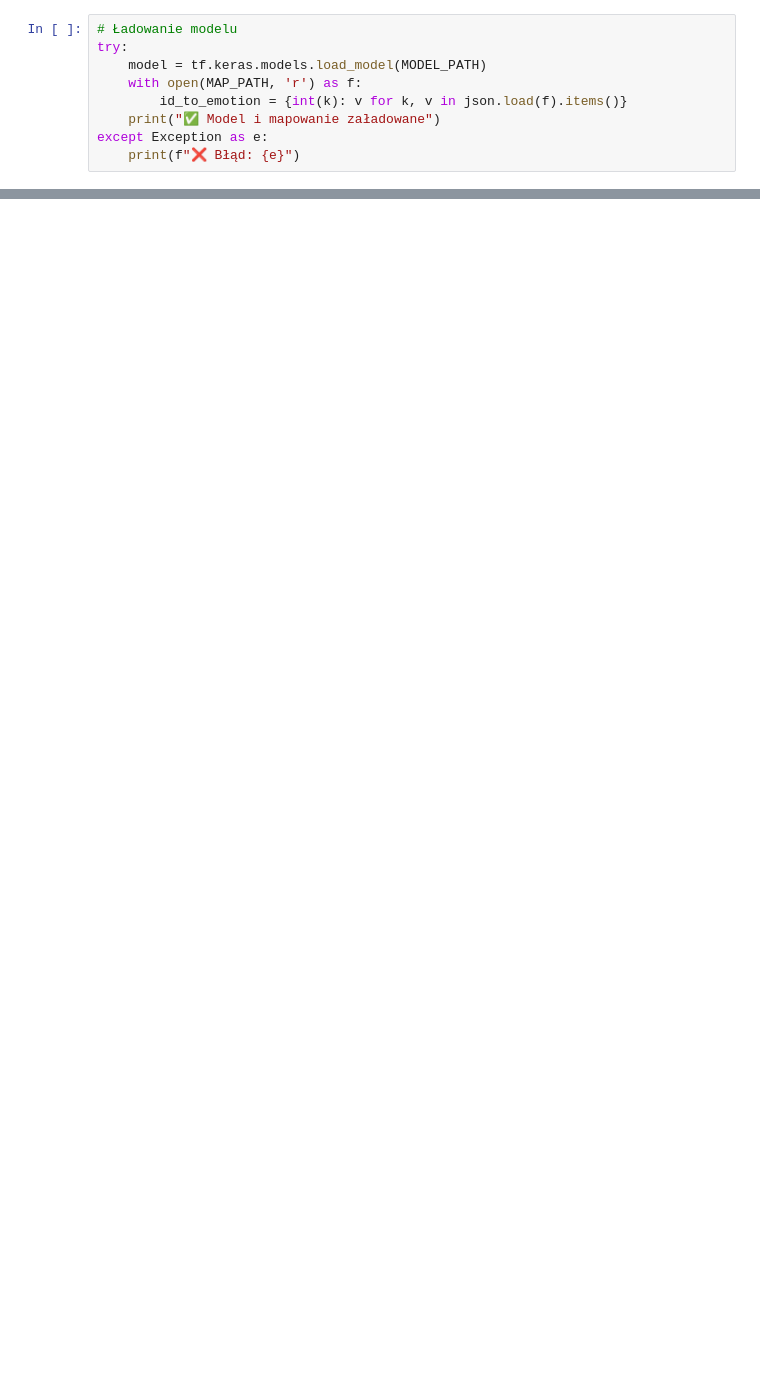
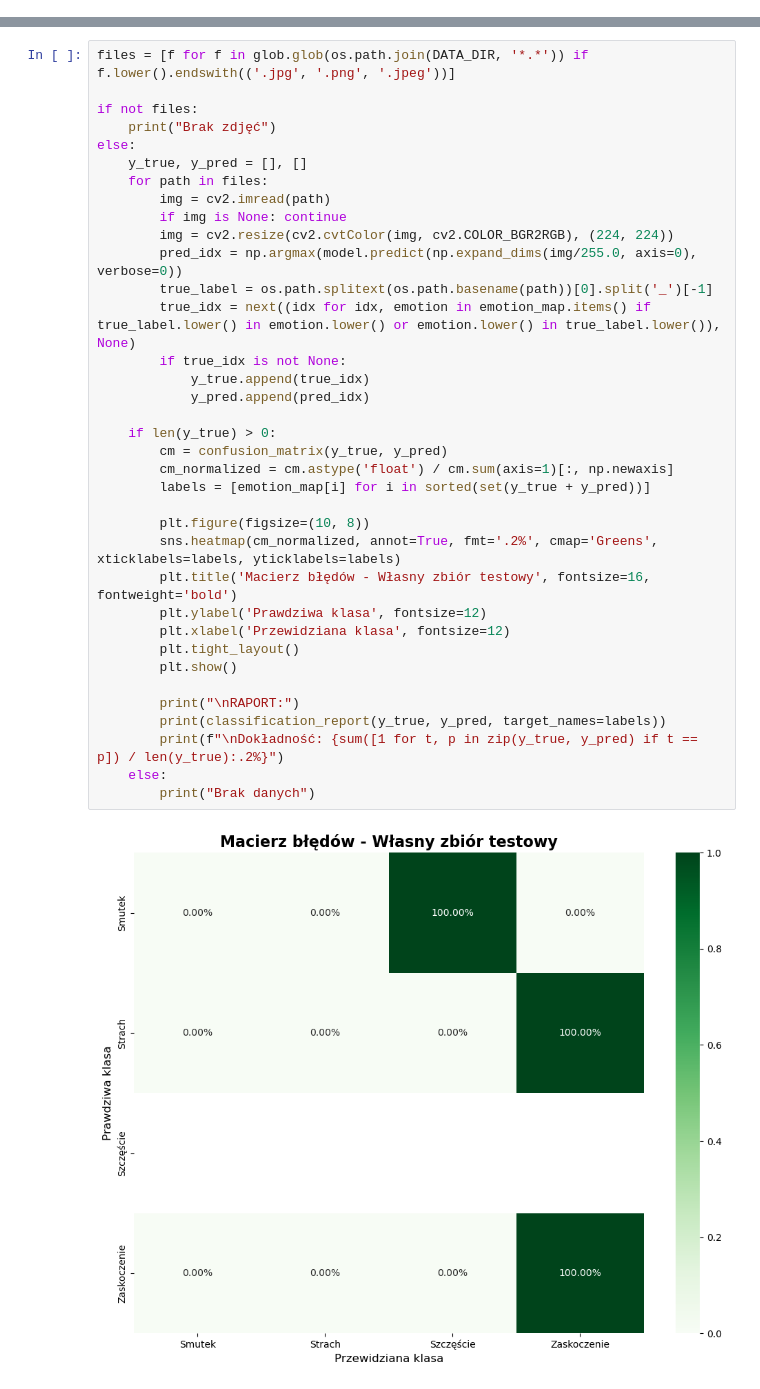
Before and after one commit to spry02/moodify, a Jupyter notebook: backend/models/test_predictions.ipynb, the cells around one changed output, grey strips where cells are left out. Saved outputs shown, nothing was run; the diff lists cells and outputs as text; blank space fills up the shorter version.

```diff
--- a/backend/models/test_predictions.ipynb
+++ b/backend/models/test_predictions.ipynb
@@ -49,9 +48,0 @@ def preprocess_image(path):
-# %%
-# Ładowanie modelu
-try:
-    model = tf.keras.models.load_model(MODEL_PATH)
-    with open(MAP_PATH, 'r') as f:
-        id_to_emotion = {int(k): v for k, v in json.load(f).items()}
-    print("✅ Model i mapowanie załadowane")
-except Exception as e:
-    print(f"❌ Błąd: {e}")
@@ -79,0 +131,38 @@ Zdjęcia powinny być nazwane w formacie `imie_emocja.jpg` (np. `jakub_szczescie
+# %%
+files = [f for f in glob.glob(os.path.join(DATA_DIR, '*.*')) if f.lower().endswith(('.jpg', '.png', '.jpeg'))]
+
+if not files:
+    print("Brak zdjęć")
+else:
+    y_true, y_pred = [], []
+    for path in files:
+        img = cv2.imread(path)
+        if img is None: continue
+        img = cv2.resize(cv2.cvtColor(img, cv2.COLOR_BGR2RGB), (224, 224))
+        pred_idx = np.argmax(model.predict(np.expand_dims(img/255.0, axis=0), verbose=0))
+        true_label = os.path.splitext(os.path.basename(path))[0].split('_')[-1]
+        true_idx = next((idx for idx, emotion in emotion_map.items() if true_label.lower() in emotion.lower() or emotion.lower() in true_label.lower()), None)
+        if true_idx is not None:
+            y_true.append(true_idx)
+            y_pred.append(pred_idx)
+
+    if len(y_true) > 0:
+        cm = confusion_matrix(y_true, y_pred)
+        cm_normalized = cm.astype('float') / cm.sum(axis=1)[:, np.newaxis]
+        labels = [emotion_map[i] for i in sorted(set(y_true + y_pred))]
+
+        plt.figure(figsize=(10, 8))
+        sns.heatmap(cm_normalized, annot=True, fmt='.2%', cmap='Greens', xticklabels=labels, yticklabels=labels)
+        plt.title('Macierz błędów - Własny zbiór testowy', fontsize=16, fontweight='bold')
+        plt.ylabel('Prawdziwa klasa', fontsize=12)
+        plt.xlabel('Przewidziana klasa', fontsize=12)
+        plt.tight_layout()
+        plt.show()
+
+        print("\nRAPORT:")
+        print(classification_report(y_true, y_pred, target_names=labels))
+        print(f"\nDokładność: {sum([1 for t, p in zip(y_true, y_pred) if t == p]) / len(y_true):.2%}")
+    else:
+        print("Brak danych")
+# %% [output]
+[figure, added]
```
Also changed, not shown: parts of 13 cells of this notebook, 11 other files.
